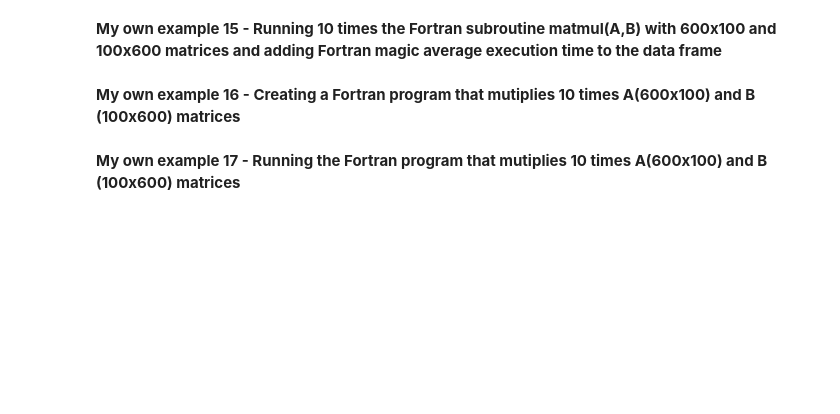
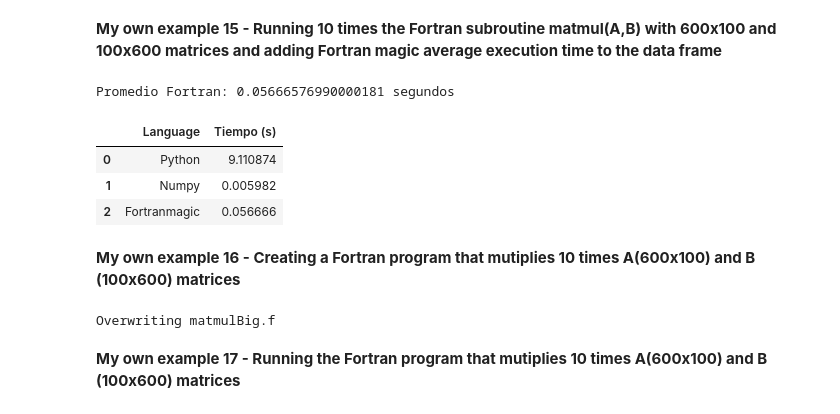
Before and after one commit to 10scar/AlgorithmsUN2024I, a Jupyter notebook: Lab2/osgutierrezp_Lab2.ipynb, the cells around one changed output. Cells and saved outputs as stored; diff of their text form; code cells hidden in the pictures; blank space fills up the shorter version.

```diff
--- a/Lab2/osgutierrezp_Lab2.ipynb
+++ b/Lab2/osgutierrezp_Lab2.ipynb
@@ -441,0 +450,4 @@ TypeError: object of type 'float' has no len()
+# %%
+numpy_pro = time_numpy(10)
+len_average = avr_data(len_average, 'Numpy', numpy_pro)
+len_average
@@ -486,4 +628,79 @@ Wall time: 181 µs
+# %%
+fortran_pro = tiempo_fortran(matriz_aleatoria_A, matriz_aleatoria_B, 10)
+len_average = avr_data(len_average, 'Fortranmagic', fortran_pro)
+len_average
+# %% [output]
+Promedio Fortran: 0.05666576990000181 segundos
+|  | Language | Tiempo (s) |
+| 0 | Python | 9.110874 |
+| 1 | Numpy | 0.005982 |
+| 2 | Fortranmagic | 0.056666 |
 # %% [markdown]
 **My own example 16 - Creating a  Fortran program that mutiplies 10 times A(600x100) and  B (100x600) matrices**
+# %%
+%%writefile matmulBig.f
+      program matMulBig
+        integer :: n,m
+        real :: A(600,100)
+        real :: B(100,600)
+        real :: result(600,600)
+        real :: average
+
+        ! Result matrix has:
+        ! Rows = rows of matrix A
+        ! Columns = columns of matrix B
+
+        n = 600
+        m = 100
+
+        ! Fill matrix
+        call random_number(A)
+        call random_number(B)
+
+        ! Matrix Multiplication
+        average = 0
+        call repetitions(n, m, A, B, result, 10, average)
+        write (*,*) "Average Fortran Program:", average, "seconds"
+
+        ! write to ascii file
+        open(unit=1,file="fortranaverage.txt",status='replace')
+        write(1,*) average
+        close(1)
+
+        stop
+      end
+
+      subroutine repetitions(n, m, A, B, result, rep, average)
+        ! F15.3 format: F -> real numbers, 15-> digit accept, 3 -> decimal spaces
+        ! A -> strings, X -> blank spaces, I -> integers
+
+        integer :: n,m, rep
+        real :: A(n,m)
+        real :: B(m,n)
+        real :: result(n,n)
+        real :: average, start, endTime, time
+
+        do i=1, rep
+
+          time = 0.0
+          start = 0.0
+          endTime = 0.0
+
+          call cpu_time(start)
+          result = matmul(A, B)
+          call cpu_time(endTime)
+
+          time = endTime - start
+
+          write (*,"(A9, I3, A4, E12.4, A7)") "Execution", i, "->", time, "seconds"
+
+          average = average + time
+
+        end do
+
+        average = average / rep
+      end
+# %% [output]
+Overwriting matmulBig.f
 # %% [markdown]
 **My own example 17 - Running the Fortran program that mutiplies 10 times A(600x100) and  B (100x600) matrices**
```
Also changed, not shown: parts of 36 cells of this notebook.
